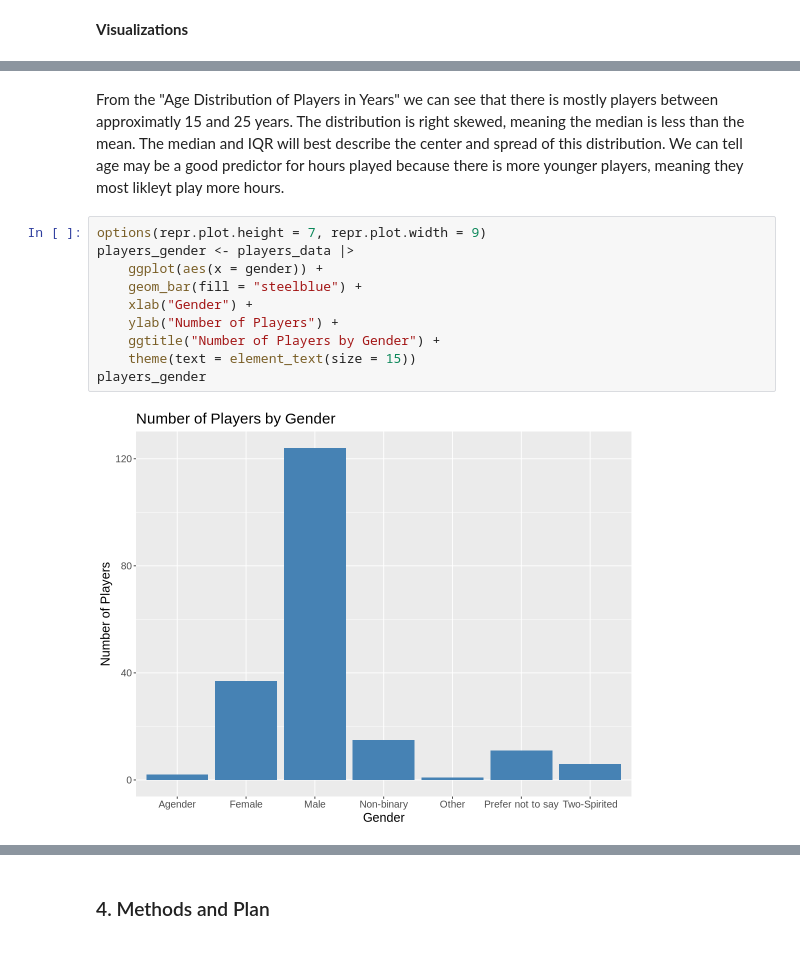
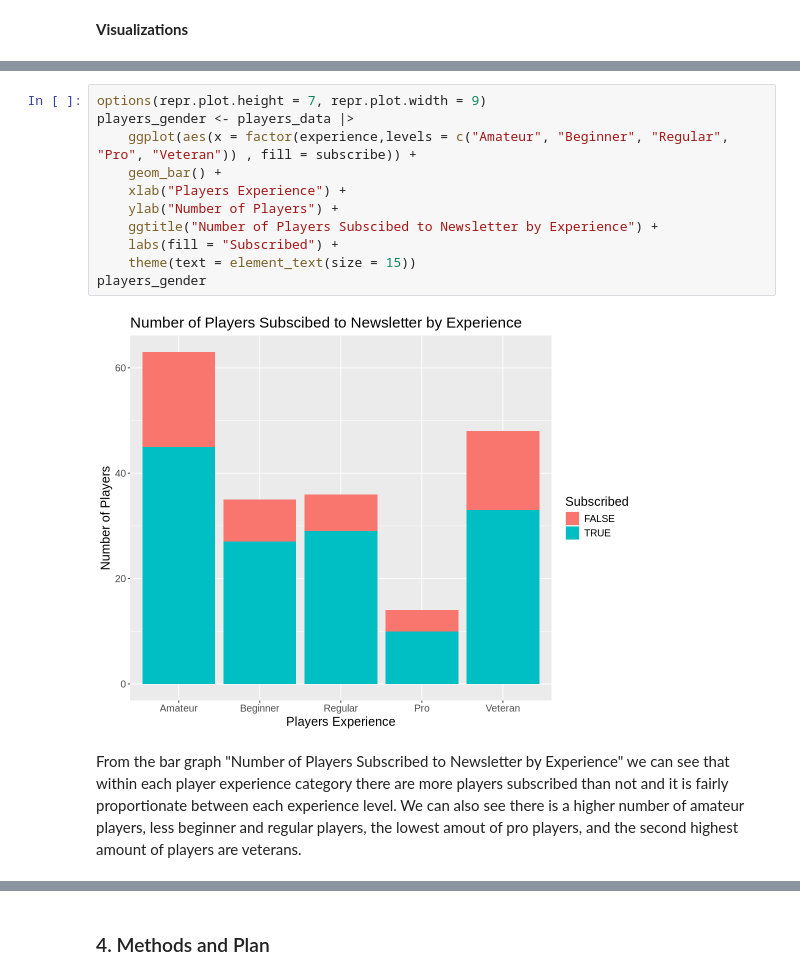
Before and after one commit to emilyk-05/individual_project_planning, a Jupyter notebook: individual_project_planning.ipynb, the cells around one changed output, grey strips where cells are left out. Drawn from its saved outputs; the diff is of its cells as text.

```diff
--- a/individual_project_planning.ipynb
+++ b/individual_project_planning.ipynb
@@ -130,15 +179,16 @@ Warning message:
-# %% [markdown]
-From the "Age Distribution of Players in Years" we can see that there is mostly players between approximatly 15 and 25 years. The distribution is right skewed, meaning the median is less than the mean. The median and IQR will best describe the center and spread of this distribution. We can tell age may be a good predictor for hours played because there is more younger players, meaning they most likleyt play more hours.
 # %%
 options(repr.plot.height = 7, repr.plot.width = 9)
 players_gender <- players_data |>
-    ggplot(aes(x = gender)) +
-    geom_bar(fill = "steelblue") +
-    xlab("Gender") +
+    ggplot(aes(x = factor(experience,levels = c("Amateur", "Beginner", "Regular", "Pro", "Veteran")) , fill = subscribe)) +
+    geom_bar() +
+    xlab("Players Experience") +
     ylab("Number of Players") +
-    ggtitle("Number of Players by Gender") +
+    ggtitle("Number of Players Subscibed to Newsletter by Experience") +
+    labs(fill = "Subscribed") +
     theme(text = element_text(size = 15))
 players_gender
 # %% [output]
-[figure, old version]
+[figure, new version]
+# %% [markdown]
+From the bar graph "Number of Players Subscribed to Newsletter by Experience" we can see that within each player experience category there are more players subscribed than not and it is fairly proportionate between each experience level. We can also see there is a higher number of amateur players, less beginner and regular players, the lowest amout of pro players, and the second highest amount of players are veterans.
 # %%
```
Also changed, not shown: parts of 20 cells of this notebook.
